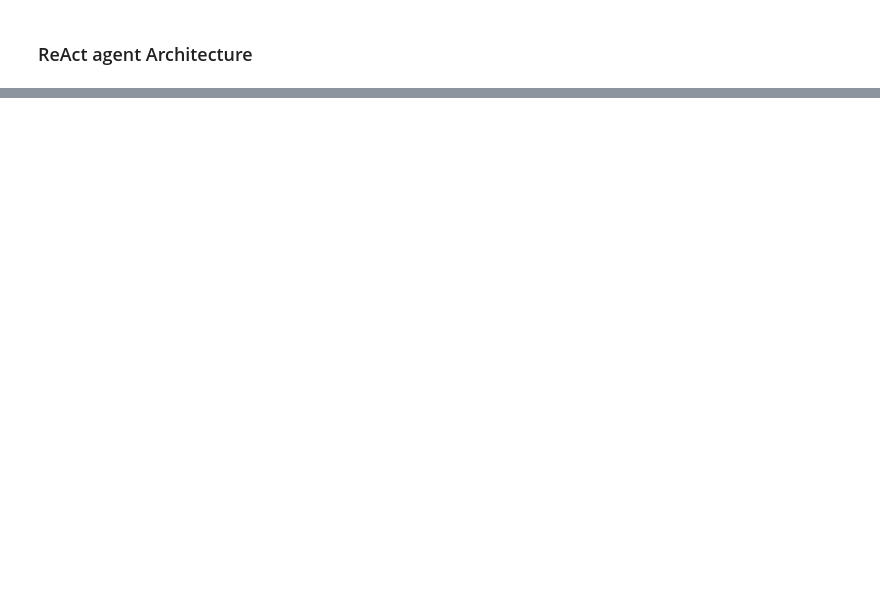
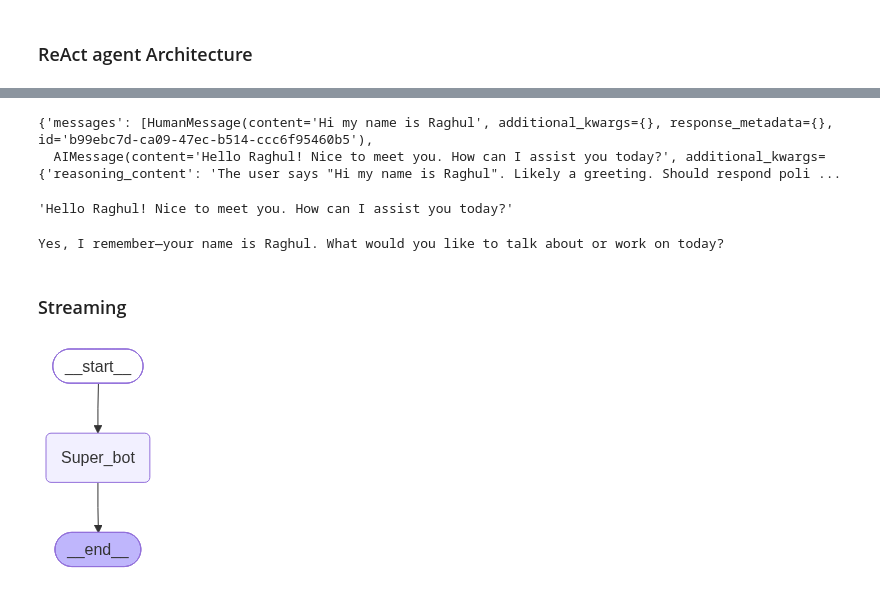
Before and after one commit to Luhgarcodes/agentic-langgraph, a Jupyter notebook: BasicChatbot/chatbot.ipynb, the cells around one changed output, grey strips where cells are left out. Cells and saved outputs as stored; diff of their text form; code cells hidden in the pictures; blank space fills up the shorter version.

```diff
--- a/BasicChatbot/chatbot.ipynb
+++ b/BasicChatbot/chatbot.ipynb
@@ -218,0 +317,42 @@ builder.add_node()
+# %%
+config={"configurable":{"thread_id":"2"}}
+
+response = graph.invoke({"messages":"Hi my name is Raghul"},config)
+
+response
+# %% [output]
+{'messages': [HumanMessage(content='Hi my name is Raghul', additional_kwargs={}, response_metadata={}, id='b99ebc7d-ca09-47ec-b514-ccc6f95460b5'),
+  AIMessage(content='Hello Raghul! Nice to meet you. How can I assist you today?', additional_kwargs={'reasoning_content': 'The user says "Hi my name is Raghul". Likely a greeting. Should respond poli ...
+# %%
+response['messages'][-1].content
+# %% [output]
+'Hello Raghul! Nice to meet you. How can I assist you today?'
+# %%
+response=graph.invoke({"messages":"Hey do you remember mmy name"},config=config)
+
+print(response['messages'][-1].content)
+# %% [output]
+Yes, I remember—your name is Raghul. What would you like to talk about or work on today?
+# %% [markdown]
+### Streaming
+# %%
+from langgraph.checkpoint.memory import MemorySaver
+memory = MemorySaver()
+# %%
+def superbot(state:State):
+    return {"messages":[llm.invoke(state['messages'])]}
+# %%
+
+graph = StateGraph(State)
+
+graph.add_node('Super_bot',superbot)
+graph.add_edge(START,"Super_bot")
+graph.add_edge("Super_bot",END)
+
+graph_builder = graph.compile(checkpointer=memory)
+
+## Display
+from IPython.display import Image, display
+display(Image(graph_builder.get_graph().draw_mermaid_png()))
+# %% [output]
+[figure, added]
```
Also changed, not shown: parts of 21 cells of this notebook, 1 other file.
